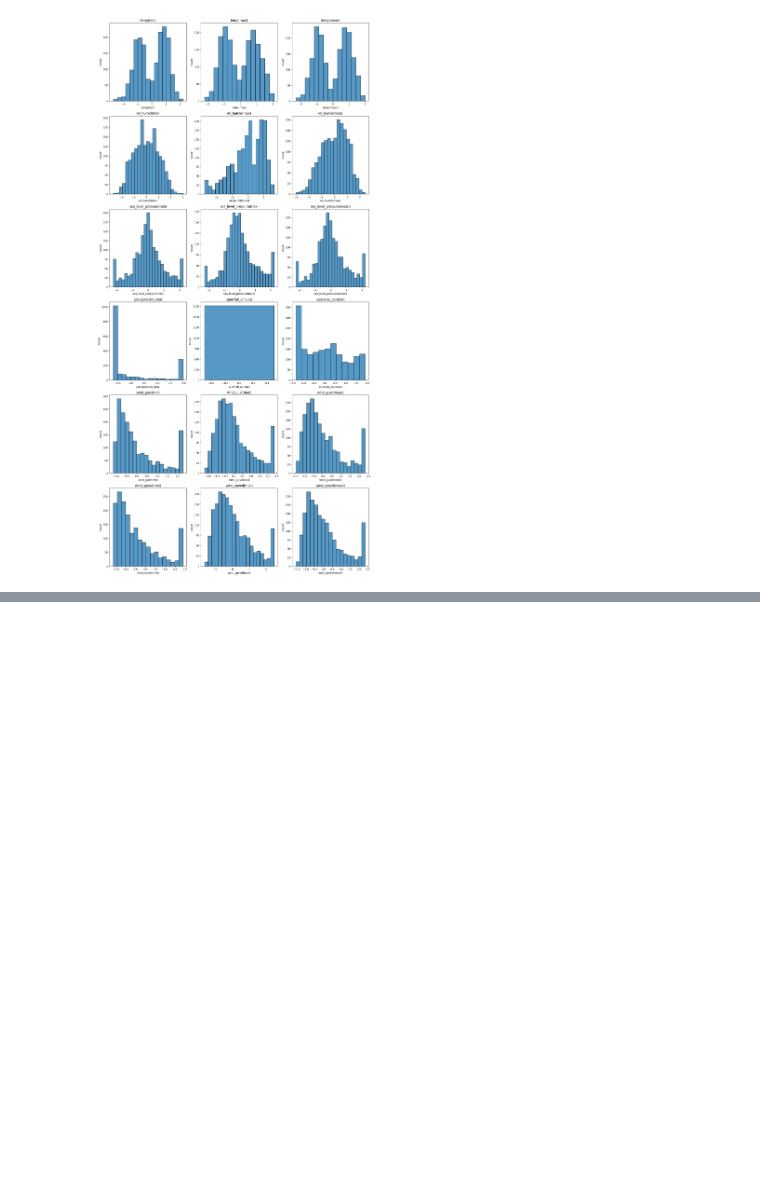
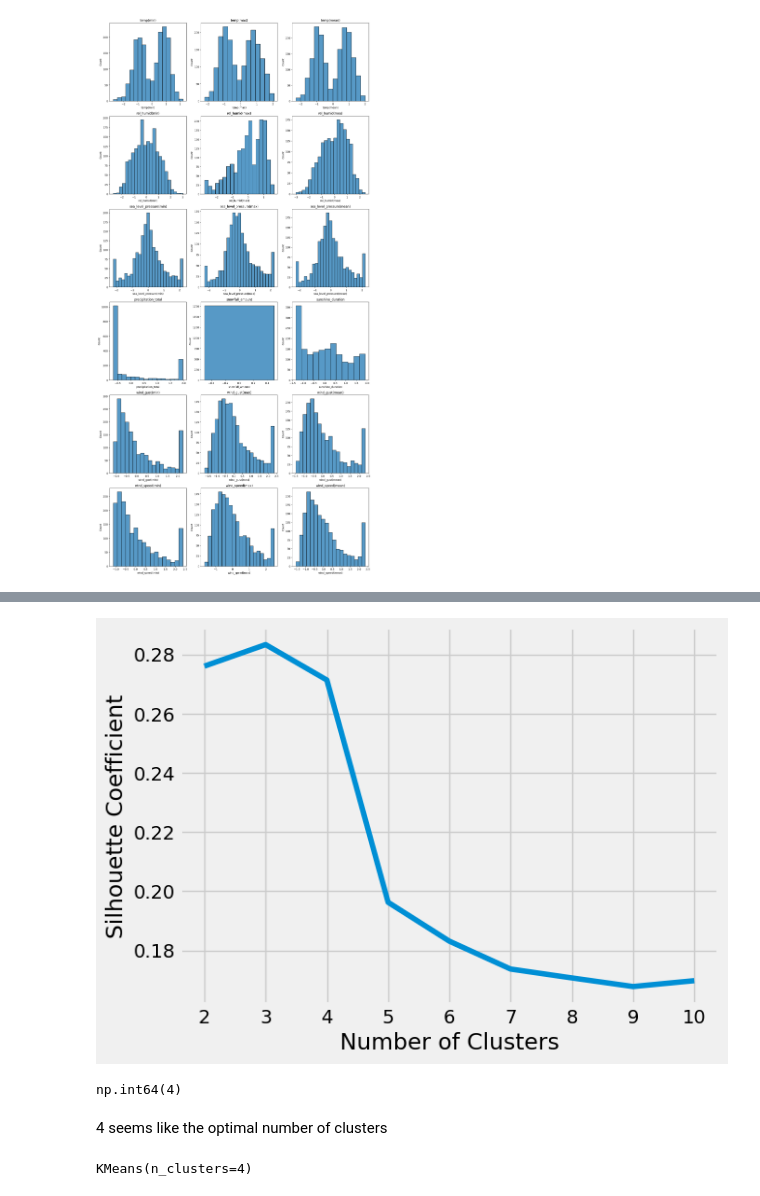
Before and after one commit to maazbinadnan/SCC-451-Final-Project, a Jupyter notebook: Task1.ipynb, the cells around one changed output, grey strips where cells are left out. Saved outputs shown, nothing was run; the diff lists cells and outputs as text; code cells hidden in the pictures; blank space fills up the shorter version.

```diff
--- a/Task1.ipynb
+++ b/Task1.ipynb
@@ -271,0 +331,11 @@ plt.show()
+# %%
+import matplotlib.pyplot as plt
+
+plt.style.use("fivethirtyeight")
+plt.plot(range(2, 11), sil_score)
+plt.xticks(range(2, 11))
+plt.xlabel("Number of Clusters")
+plt.ylabel("Silhouette Coefficient")
+plt.show()
+# %% [output]
+[figure, added]
@@ -271,0 +344,12 @@ plt.show()
+# %%
+kl = KneeLocator(range(2, 11), inertias , curve="convex", direction="decreasing")
+kl.elbow
+# %% [output]
+np.int64(4)
+# %% [markdown]
+4 seems like the optimal number of clusters
+# %%
+kmeans = KMeans(n_clusters=4)
+kmeans.fit(df_capped_scaled)
+# %% [output]
+KMeans(n_clusters=4)
```
Also changed, not shown: parts of 27 cells of this notebook, 56 other files.
